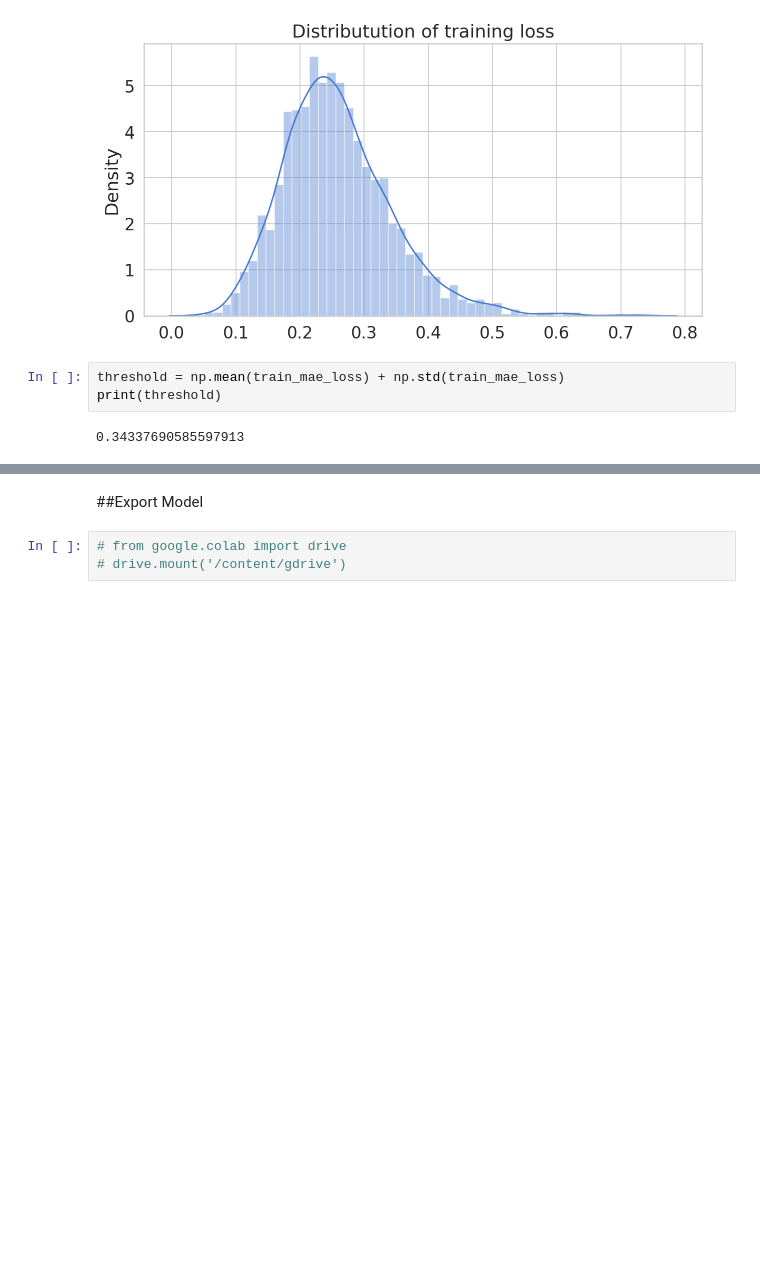
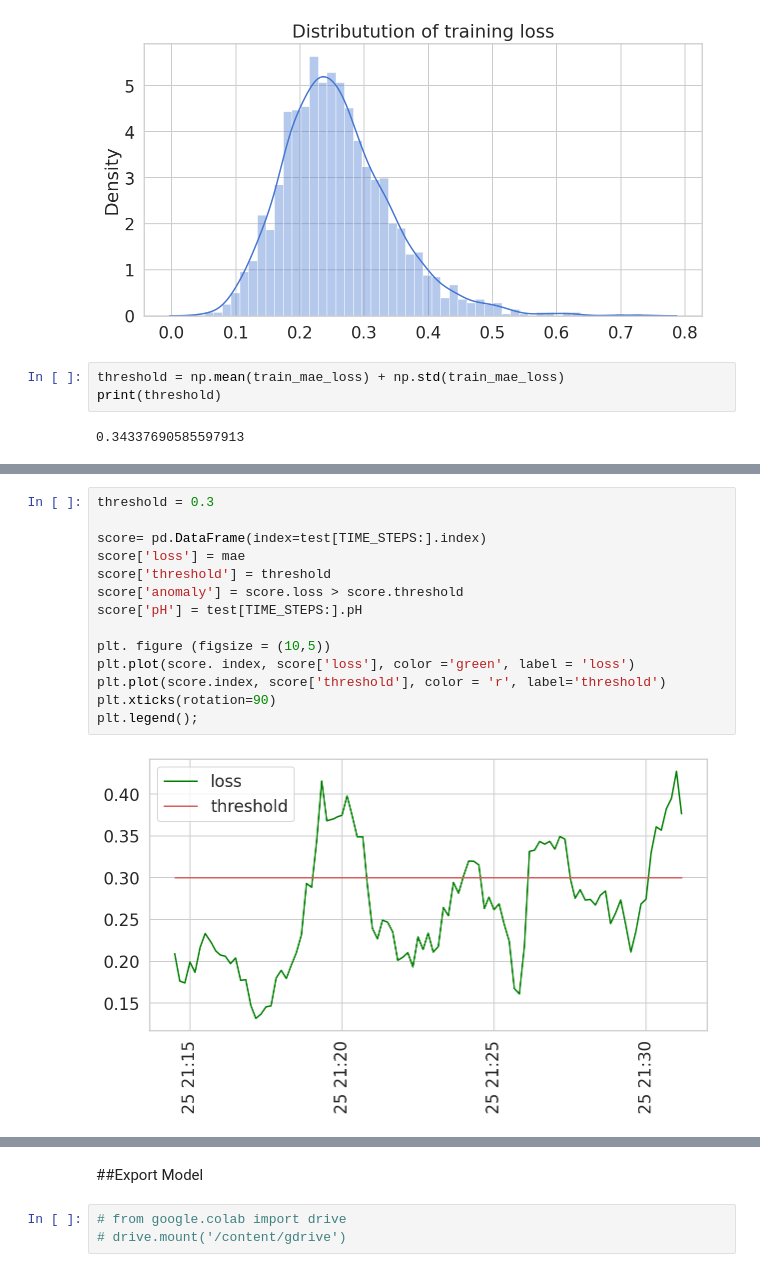
Before and after one commit to hieumenbox/GoogleColab, a Jupyter notebook: pH_sensor_LSTM_annomably_detection.ipynb, the cells around one changed output, grey strips where cells are left out. Drawn from its saved outputs; the diff is of its cells as text; blank space fills up the shorter version.

```diff
--- a/pH_sensor_LSTM_annomably_detection.ipynb
+++ b/pH_sensor_LSTM_annomably_detection.ipynb
@@ -230,0 +246,16 @@ anomalies
+# %%
+threshold = 0.3
+
+score= pd.DataFrame(index=test[TIME_STEPS:].index)
+score['loss'] = mae
+score['threshold'] = threshold
+score['anomaly'] = score.loss > score.threshold
+score['pH'] = test[TIME_STEPS:].pH
+
+plt. figure (figsize = (10,5))
+plt.plot(score. index, score['loss'], color ='green', label = 'loss')
+plt.plot(score.index, score['threshold'], color = 'r', label='threshold')
+plt.xticks(rotation=90)
+plt.legend();
+# %% [output]
+[figure, added]
```
Also changed, not shown: parts of 11 cells of this notebook.
